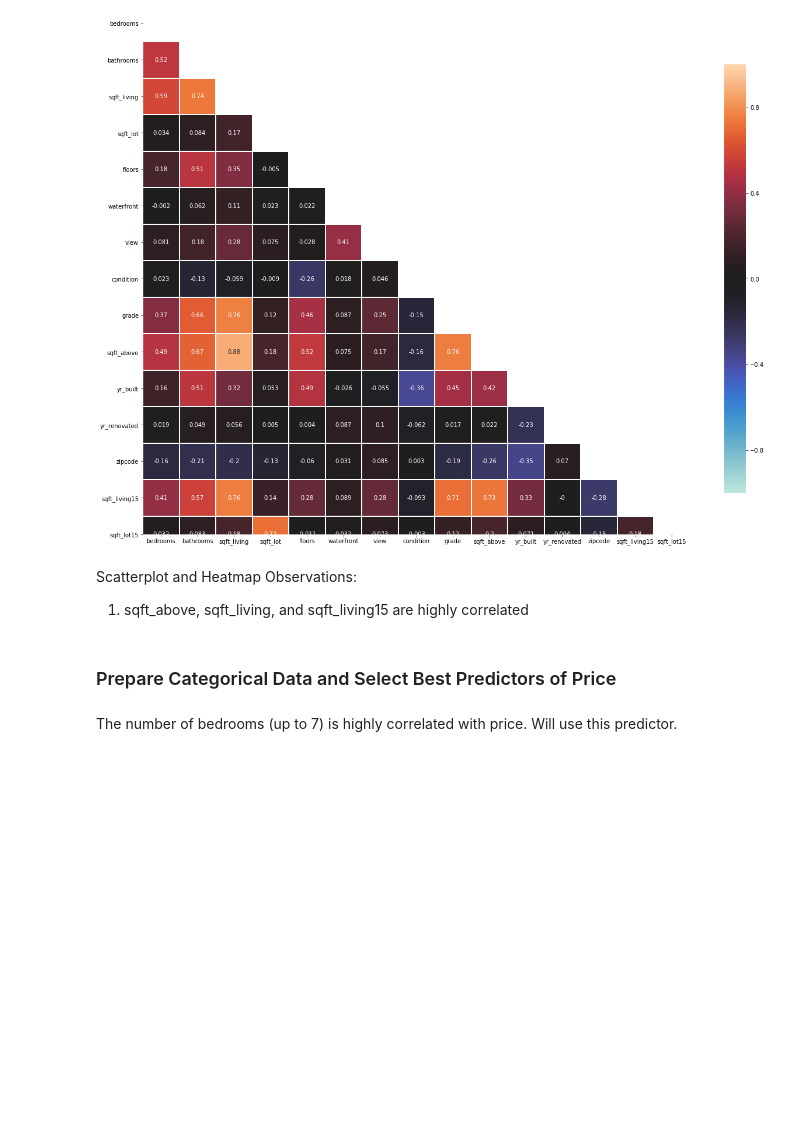
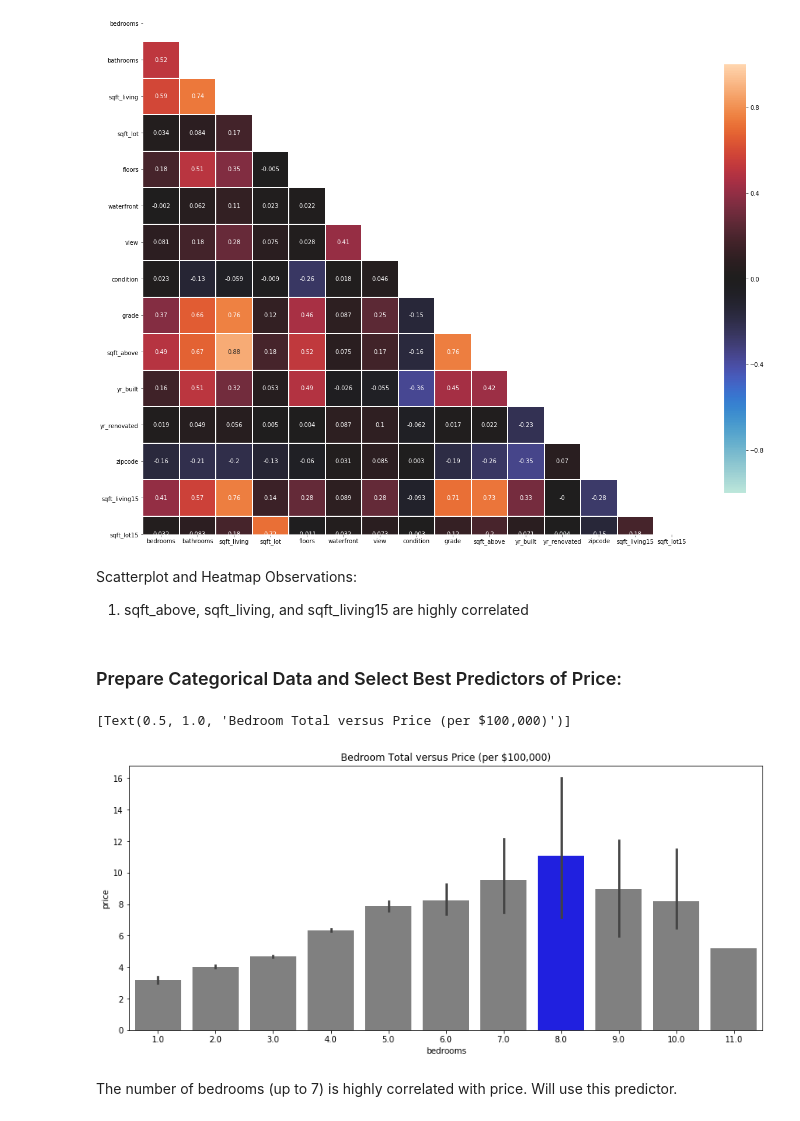
Before and after one commit to jesrodriguez0816/dsc-phase-2-project, a Jupyter notebook: student.ipynb, the cells around one changed output. Saved outputs shown, nothing was run; the diff lists cells and outputs as text; code cells hidden in the pictures; blank space fills up the shorter version.

```diff
--- a/student.ipynb
+++ b/student.ipynb
@@ -227,7 +235,7 @@ FileNotFoundError: [Errno 2] No such file or directory: './images/multicolin_hea
 Scatterplot and Heatmap Observations:
 1. sqft_above, sqft_living, and sqft_living15 are highly correlated
 # %% [markdown]
-### Prepare Categorical Data and Select Best Predictors of Price
+### Prepare Categorical Data and Select Best Predictors of Price:
 # %%
 # Identify categortical data (data that can be divided into groups, or categories)
 # convert to category type
@@ -235,13 +243,19 @@ categorical = ['bedrooms','bathrooms','floors','grade','zipcode']
 
 for column in df[categorical]:
     df[categorical] = df[categorical].astype('category')
+# %%
+colors = ['grey', 'grey', 'grey', 'grey', 'grey', 'grey', 'grey', 'blue', 'grey', 'grey', 'grey']
 # %%
 # Examine categorical data with boxplots to determine best predictors of price
 # Bedrooms
 var = "bedrooms"
 data = pd.concat([df['price'] / 100_000, df[var]], axis=1)
 fig, ax = plt.subplots(figsize=(14,6))
-fig = sns.boxplot(x=var, y='price', data=data)
+fig = sns.barplot(x=var, y='price', data=data, palette=colors)
+ax.set(title='Bedroom Total versus Price (per $100,000)')
+# %% [output]
+[Text(0.5, 1.0, 'Bedroom Total versus Price (per $100,000)')]
+[figure, added]
 # %% [markdown]
 The number of bedrooms (up to 7) is highly correlated with price. Will use this predictor.
 # %%
```
Also changed, not shown: parts of 78 cells of this notebook, 15 other files.
